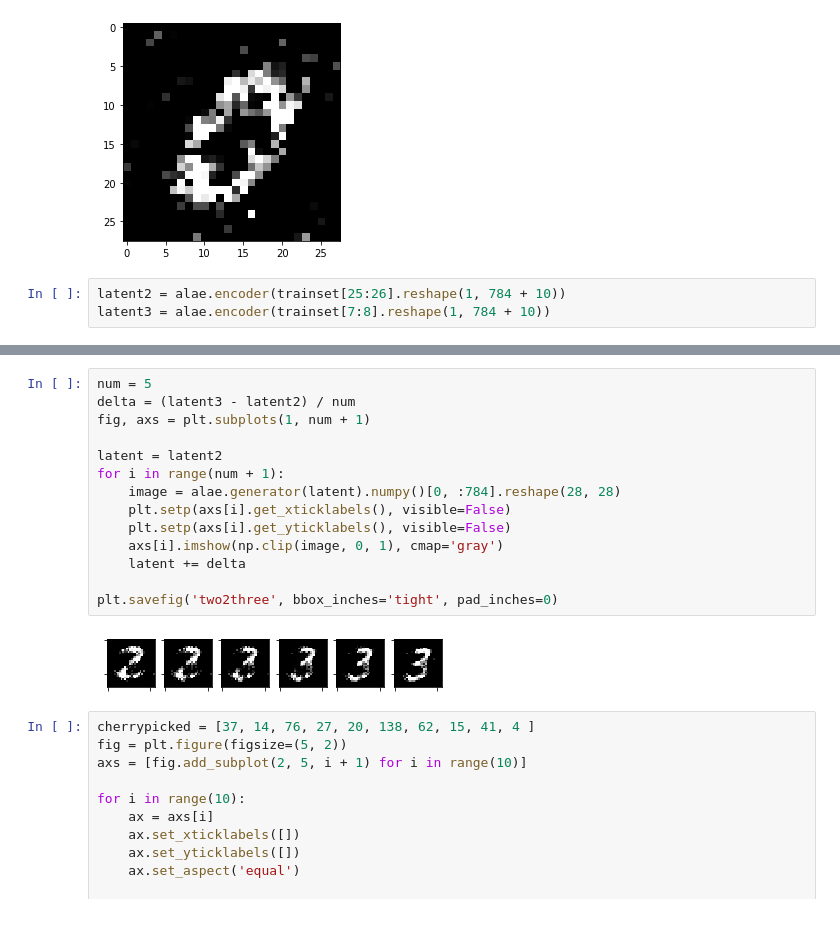
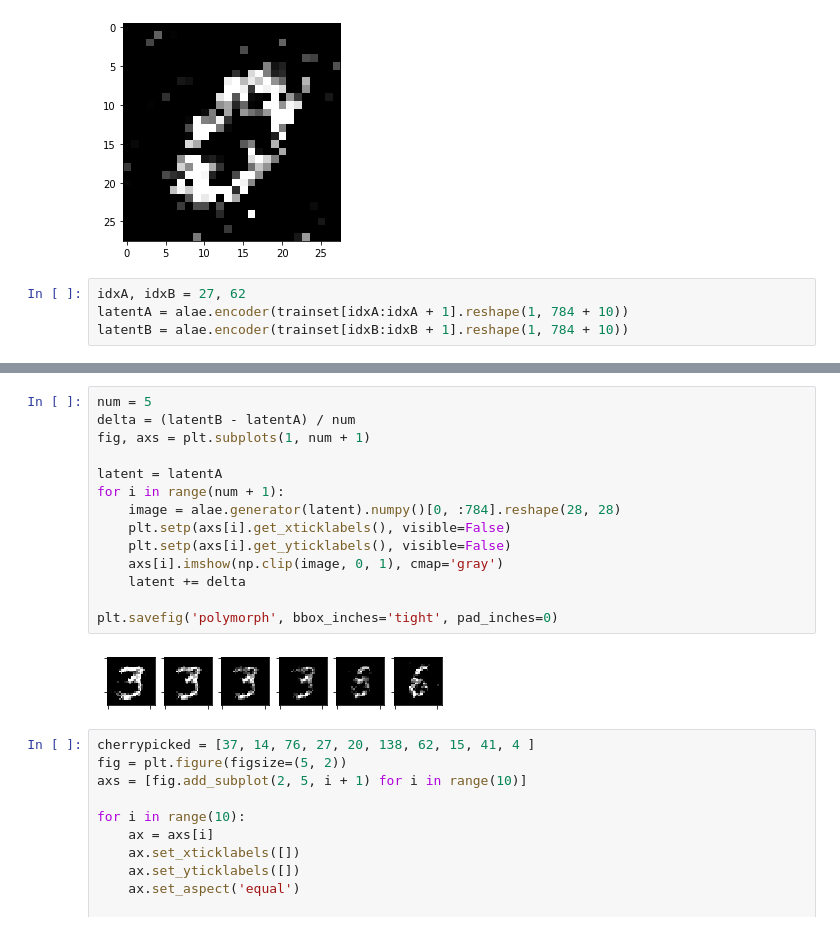
Before and after one commit to revsic/tf-alae, a Jupyter notebook: mnist_expr.ipynb, the cells around one changed output, grey strips where cells are left out. Drawn from its saved outputs; the diff is of its cells as text.

Commit message:
mnist expr: Fix polymorph

```diff
--- a/mnist_expr.ipynb
+++ b/mnist_expr.ipynb
@@ -32,5 +32,6 @@ To change all layers to have dtype float64 by default, call `tf.keras.backend.se
 <matplotlib.image.AxesImage at 0x...>
 [figure]
 # %%
-latent2 = alae.encoder(trainset[25:26].reshape(1, 784 + 10))
-latent3 = alae.encoder(trainset[7:8].reshape(1, 784 + 10))
+idxA, idxB = 27, 62
+latentA = alae.encoder(trainset[idxA:idxA + 1].reshape(1, 784 + 10))
+latentB = alae.encoder(trainset[idxB:idxB + 1].reshape(1, 784 + 10))
@@ -43,19 +38,19 @@ To change all layers to have dtype float64 by default, call `tf.keras.backend.se
 # %%
 num = 5
-delta = (latent3 - latent2) / num
+delta = (latentB - latentA) / num
 fig, axs = plt.subplots(1, num + 1)
 
-latent = latent2
+latent = latentA
 for i in range(num + 1):
     image = alae.generator(latent).numpy()[0, :784].reshape(28, 28)
     plt.setp(axs[i].get_xticklabels(), visible=False)
     plt.setp(axs[i].get_yticklabels(), visible=False)
     axs[i].imshow(np.clip(image, 0, 1), cmap='gray')
     latent += delta
 
-plt.savefig('two2three', bbox_inches='tight', pad_inches=0)
+plt.savefig('polymorph', bbox_inches='tight', pad_inches=0)
 # %% [output]
-[figure, old version]
+[figure, new version]
 # %%
 cherrypicked = [37, 14, 76, 27, 20, 138, 62, 15, 41, 4 ]
 fig = plt.figure(figsize=(5, 2))
```
Also changed, not shown: parts of 1 cell of this notebook.
